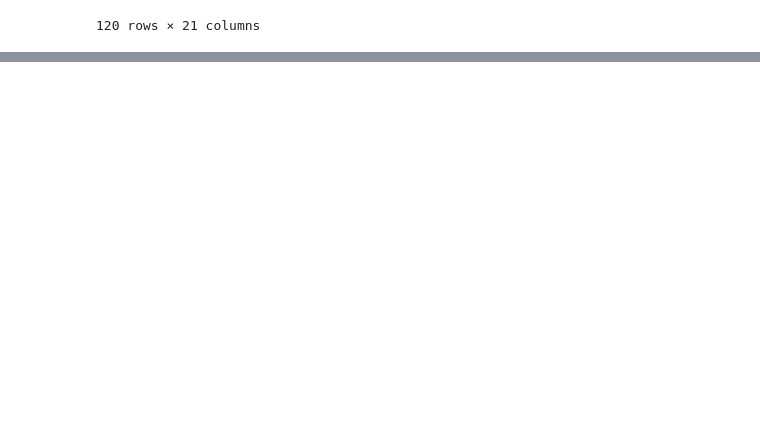
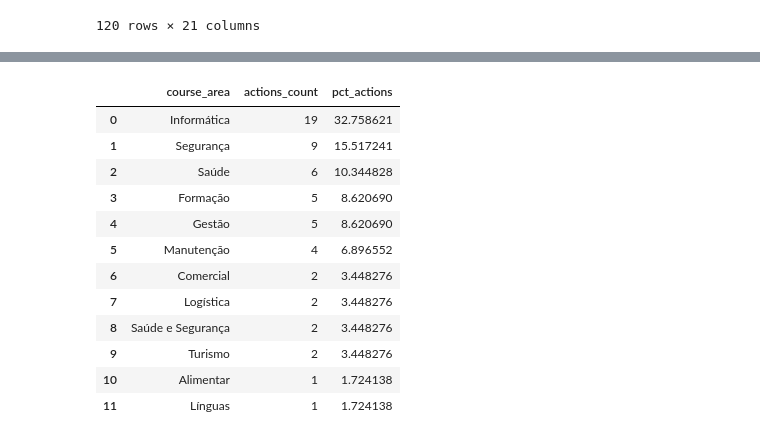
Before and after one commit to nathansperinde/Hiring-Needs-Analysis, a Jupyter notebook: notebooks/03_actions_analysis.ipynb, the cells around one changed output, grey strips where cells are left out. Drawn from its saved outputs; the diff is of its cells as text; code cells hidden in the pictures; blank space fills up the shorter version.

```diff
--- a/notebooks/03_actions_analysis.ipynb
+++ b/notebooks/03_actions_analysis.ipynb
@@ -2003,0 +2117,42 @@ Actions base score range: 4.08 to 90.10.
+# %%
+priority_actions_area_count_df = (
+    priority_actions_df
+    .groupby(
+        "course_area",
+        as_index=False
+    )
+    .agg(
+        actions_count=(
+            "course_id",
+            "size"
+        )
+    )
+    .assign(
+        pct_actions=lambda df:
+            df["actions_count"]
+            .div(df["actions_count"].sum())
+            .mul(100)
+    )
+    .sort_values(
+        "actions_count",
+        ascending=False
+    )
+    .reset_index(drop=True)
+)
+
+
+priority_actions_area_count_df
+# %% [output]
+|  | course_area | actions_count | pct_actions |
+| 0 | Informática | 19 | 32.758621 |
+| 1 | Segurança | 9 | 15.517241 |
+| 2 | Saúde | 6 | 10.344828 |
+| 3 | Formação | 5 | 8.620690 |
+| 4 | Gestão | 5 | 8.620690 |
+| 5 | Manutenção | 4 | 6.896552 |
+| 6 | Comercial | 2 | 3.448276 |
+| 7 | Logística | 2 | 3.448276 |
+| 8 | Saúde e Segurança | 2 | 3.448276 |
+| 9 | Turismo | 2 | 3.448276 |
+| 10 | Alimentar | 1 | 1.724138 |
+| 11 | Línguas | 1 | 1.724138 |
```
Also changed, not shown: parts of 13 cells of this notebook, 1 other file.
